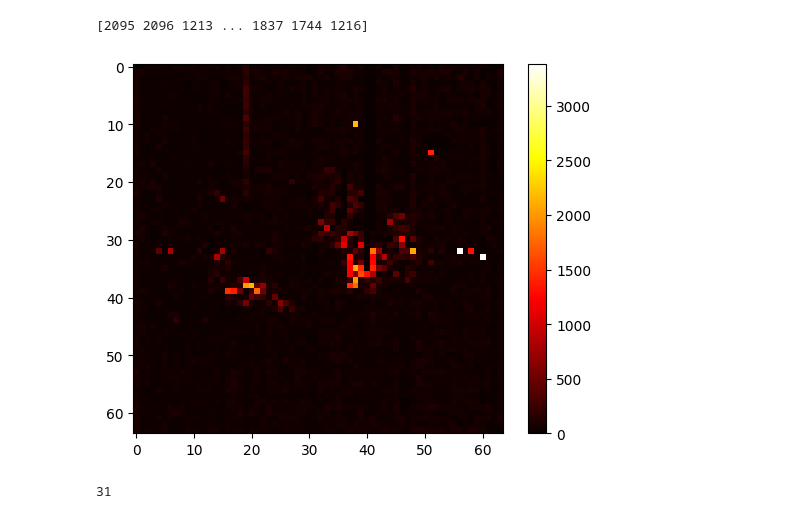
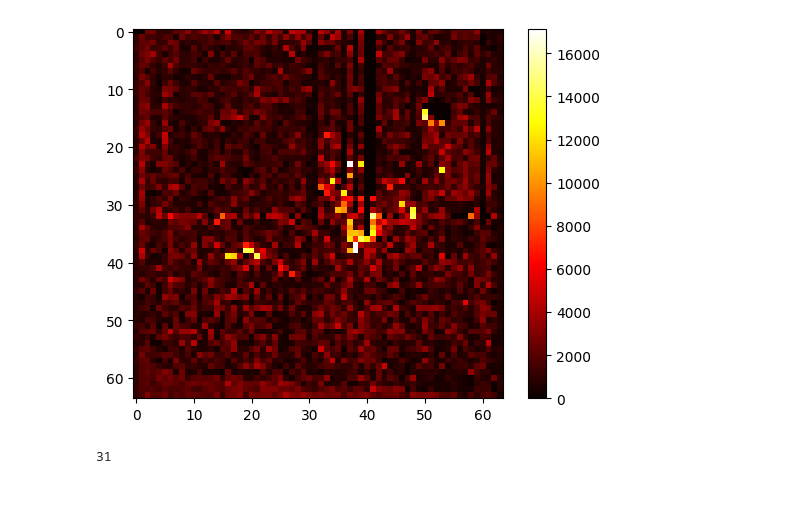
Before and after one commit to diiivyaa/spike2mat, a Jupyter notebook: 3Brain/activity_map.ipynb, the cells around one changed output. Saved outputs shown, nothing was run; the diff lists cells and outputs as text; code cells hidden in the pictures.

```diff
--- a/3Brain/activity_map.ipynb
+++ b/3Brain/activity_map.ipynb
@@ -40,26 +24,24 @@ spikeEndPosition = spikeToc[tocEndIdx]
 # %%
 # collect the required spike data
-spikeDataTimestamps = file[wellID + '/SpikeTimes'][spikeStartPosition:spikeEndPosition]
-spikeDataChIdxs = file[wellID + '/SpikeChIdxs'][spikeStartPosition:spikeEndPosition]
-print(spikeDataChIdxs)
-dataLength = spikeEndPosition - spikeStartPosition
+spikeDataTimestamps = file[wellID + '/SpikeTimes'][:]
+spikeDataChIdxs = file[wellID + '/SpikeChIdxs'][:]
-# %% [output]
-[2095 2096 1213 ... 1837 1744 1216]
 # %%
 from collections import Counter
 counts = dict(Counter(spikeDataChIdxs))
 
 counts_array = np.zeros((64, 64))
 
 for key in counts.keys():
+    if counts[key] > 20000:
+        continue
     r, c = key//64, key%64
     counts_array[r][c] = counts[key]
 
 plt.imshow(counts_array, cmap='hot', interpolation='nearest')
 plt.colorbar()
 plt.show()
 # %% [output]
-[figure, old version]
+[figure, new version]
 # %%
 waveformLength = file[wellID + '/SpikeForms'].attrs['Wavelength']
 print(waveformLength)
```
Also changed, not shown: parts of 8 cells of this notebook, 4 other files.
